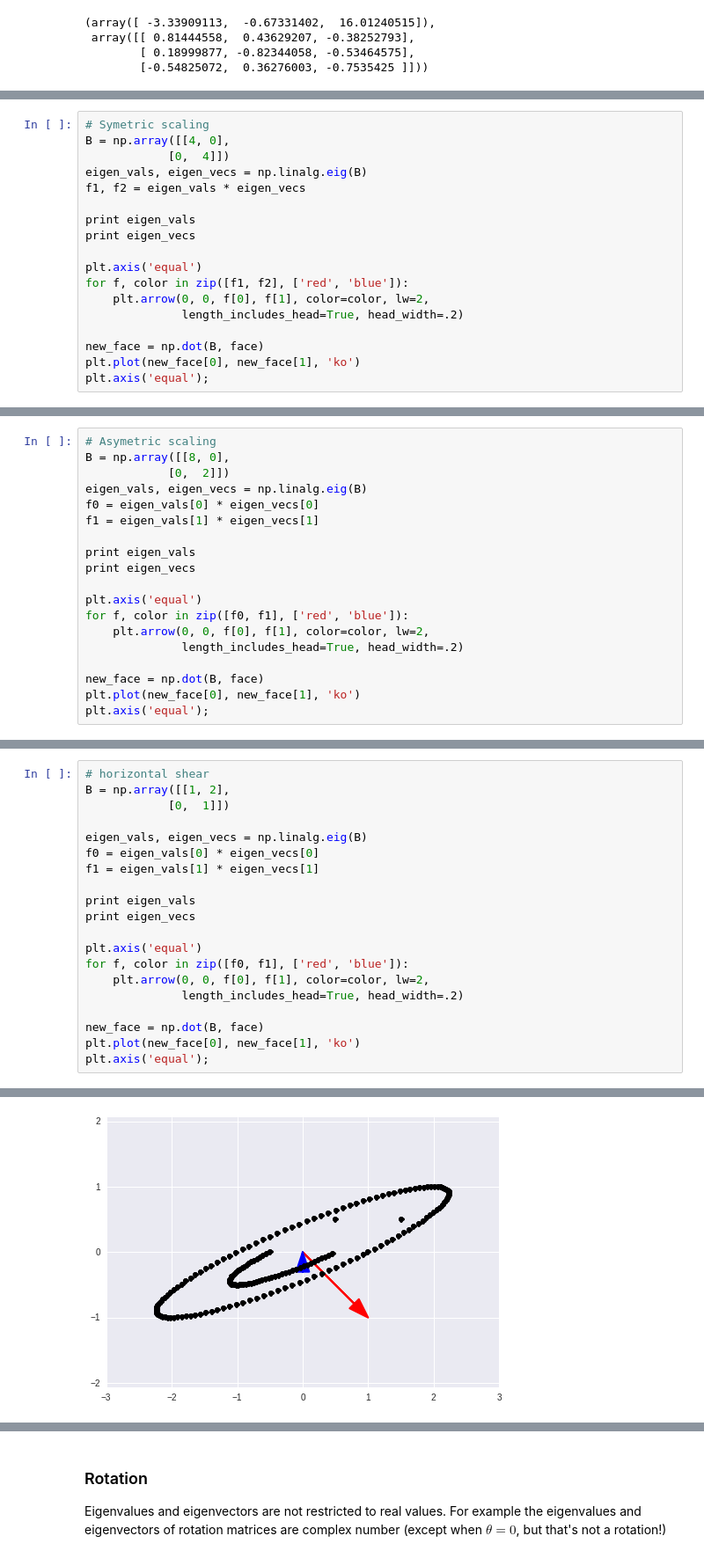
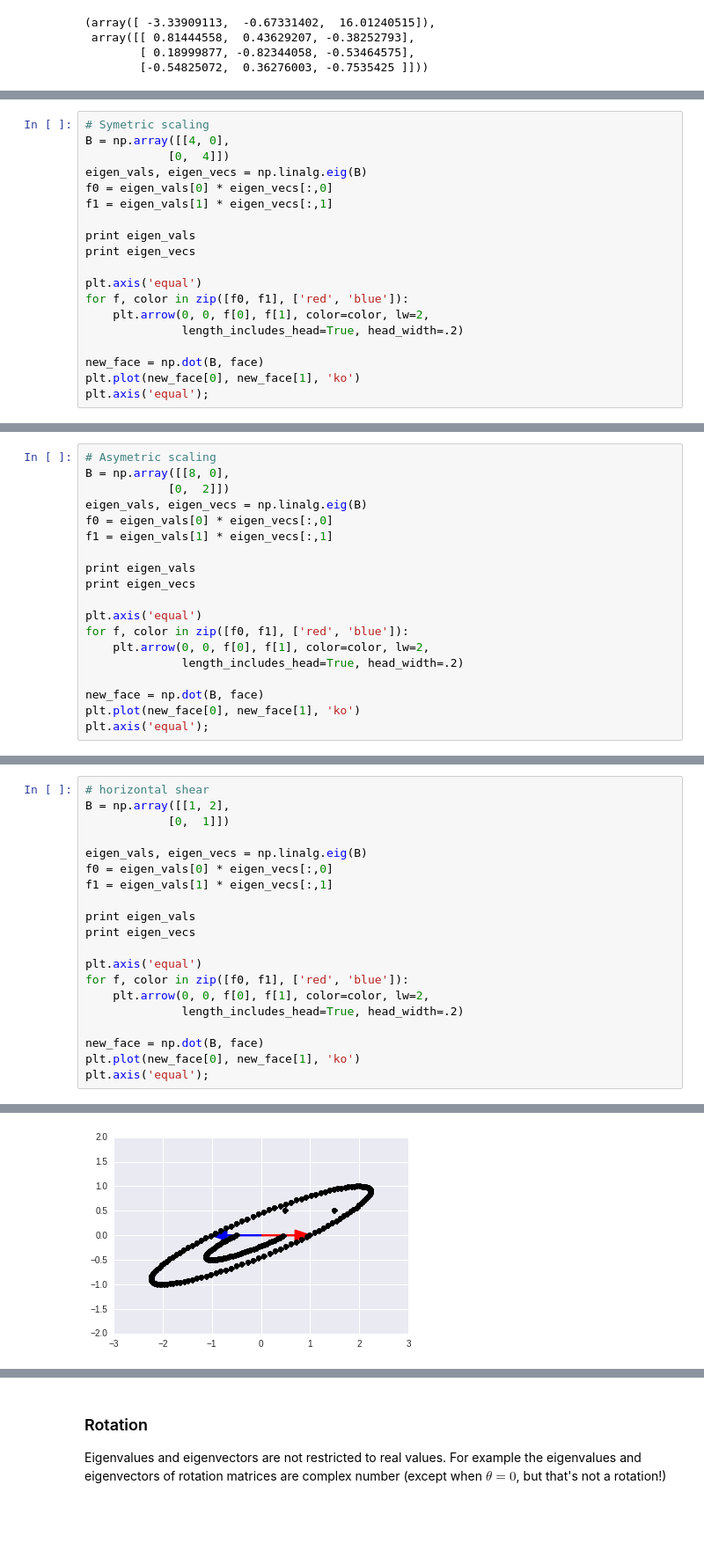
Before and after one commit to PepSalehi/SBioA, a Jupyter notebook: English/02_Primer_on_Linear_Algebra.ipynb, the cells around one changed output, grey strips where cells are left out. Shown: that part at 88% size. Cells and saved outputs as stored; diff of their text form; blank space fills up the shorter version.

```diff
--- a/English/02_Primer_on_Linear_Algebra.ipynb
+++ b/English/02_Primer_on_Linear_Algebra.ipynb
@@ -570,13 +580,14 @@ As examples, we can compute the eigenvalues and eigenvectors for the transformat
 B = np.array([[4, 0],
             [0,  4]])
 eigen_vals, eigen_vecs = np.linalg.eig(B)
-f1, f2 = eigen_vals * eigen_vecs
+f0 = eigen_vals[0] * eigen_vecs[:,0]
+f1 = eigen_vals[1] * eigen_vecs[:,1]
 
 print eigen_vals
 print eigen_vecs
 
 plt.axis('equal')
-for f, color in zip([f1, f2], ['red', 'blue']):
+for f, color in zip([f0, f1], ['red', 'blue']):
     plt.arrow(0, 0, f[0], f[1], color=color, lw=2,
               length_includes_head=True, head_width=.2)
 
@@ -593,8 +604,8 @@ plt.axis('equal');
 B = np.array([[8, 0],
             [0,  2]])
 eigen_vals, eigen_vecs = np.linalg.eig(B)
-f0 = eigen_vals[0] * eigen_vecs[0]
-f1 = eigen_vals[1] * eigen_vecs[1]
+f0 = eigen_vals[0] * eigen_vecs[:,0]
+f1 = eigen_vals[1] * eigen_vecs[:,1]
 
 print eigen_vals
 print eigen_vecs
@@ -615,25 +626,25 @@ plt.axis('equal');
 # %%
 # horizontal shear
 B = np.array([[1, 2],
             [0,  1]])
 
 eigen_vals, eigen_vecs = np.linalg.eig(B)
-f0 = eigen_vals[0] * eigen_vecs[0]
-f1 = eigen_vals[1] * eigen_vecs[1]
+f0 = eigen_vals[0] * eigen_vecs[:,0]
+f1 = eigen_vals[1] * eigen_vecs[:,1]
 
 print eigen_vals
 print eigen_vecs
 
 plt.axis('equal')
 for f, color in zip([f0, f1], ['red', 'blue']):
     plt.arrow(0, 0, f[0], f[1], color=color, lw=2,
               length_includes_head=True, head_width=.2)
 
 new_face = np.dot(B, face)
 plt.plot(new_face[0], new_face[1], 'ko')
 plt.axis('equal');
 # %% [output]
 [ 1.  1.]
 [[  1.00000000e+00  -1.00000000e+00]
  [  0.00000000e+00   1.11022302e-16]]
-[figure, old version]
+[figure, new version]
```
Also changed, not shown: parts of 17 cells of this notebook.
